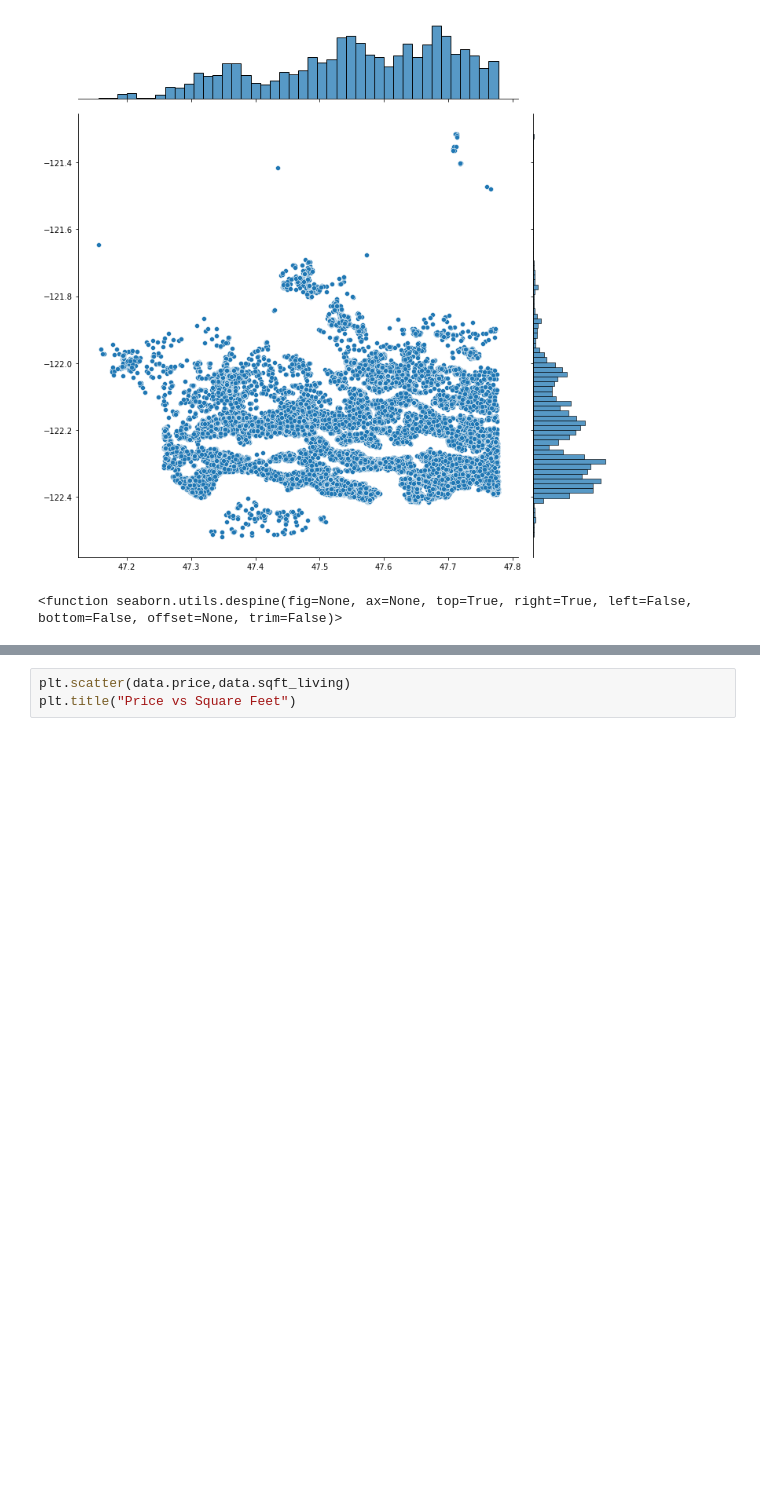
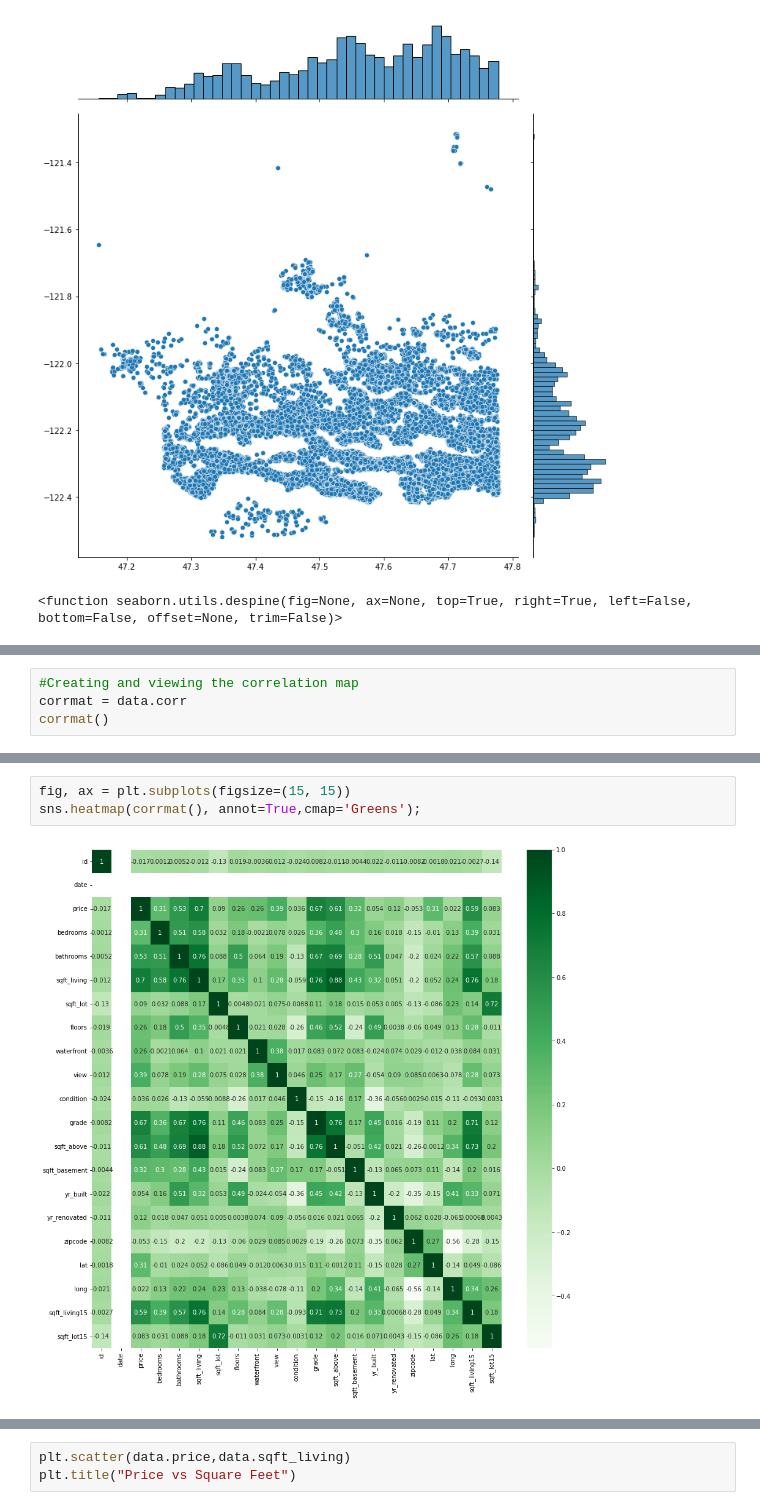
Before and after one commit to AmosMaru/phase_2_project, a Jupyter notebook: kc_house_2.ipynb, the cells around one changed output, grey strips where cells are left out. Saved outputs shown, nothing was run; the diff lists cells and outputs as text; blank space fills up the shorter version.

```diff
--- a/kc_house_2.ipynb
+++ b/kc_house_2.ipynb
@@ -149,0 +179,4 @@ sns.despine
+# %%
+#Creating and viewing the correlation map
+corrmat = data.corr
+corrmat()
@@ -149,0 +202,5 @@ sns.despine
+# %%
+fig, ax = plt.subplots(figsize=(15, 15))
+sns.heatmap(corrmat(), annot=True,cmap='Greens');
+# %% [output]
+[figure, added]
```
Also changed, not shown: parts of 35 cells of this notebook.
